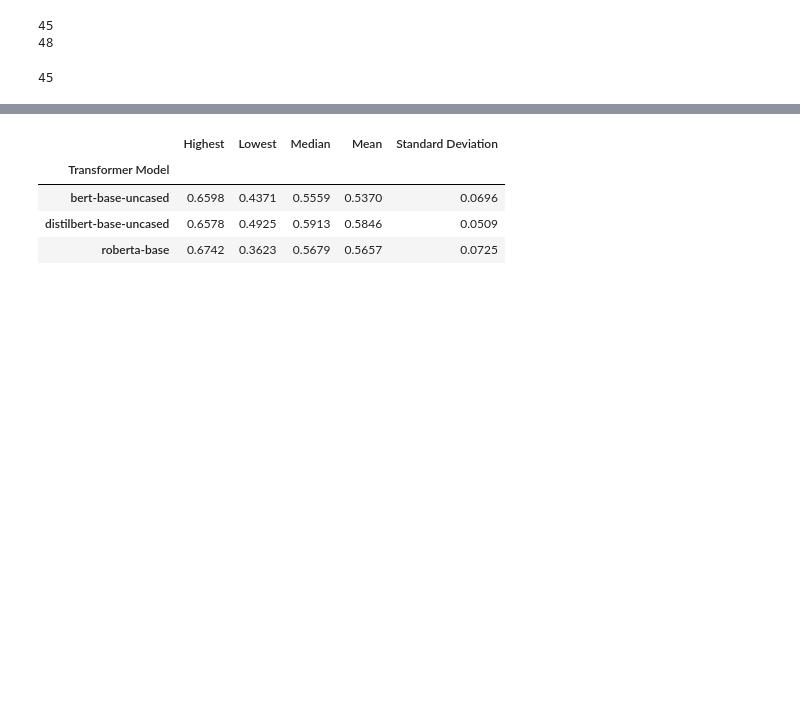
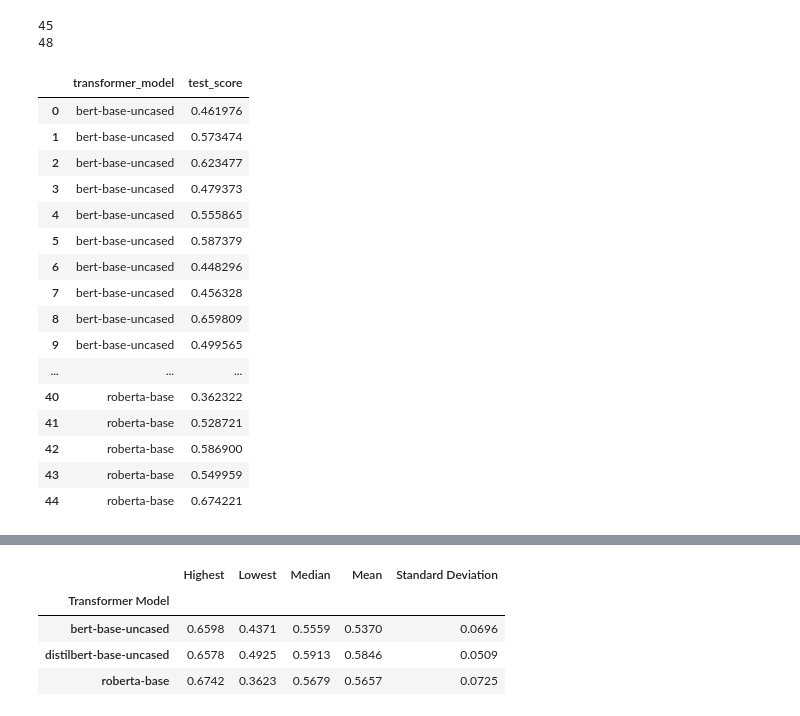
Before and after one commit to cezary17/contrastner, a Jupyter notebook: analysis/base_model_analysis.ipynb, the cells around one changed output, grey strips where cells are left out. Cells and saved outputs as stored; diff of their text form; code cells hidden in the pictures; blank space fills up the shorter version.

```diff
--- a/analysis/base_model_analysis.ipynb
+++ b/analysis/base_model_analysis.ipynb
@@ -36,7 +36,24 @@ print(len(df))
 # %%
 df = df[["transformer_model", "test_score"]]
 df = df.loc[df["test_score"] > 0.01]
-len(df)
+df = df.sort_values(by=["transformer_model"]).reset_index(drop=True)
+df
 # %% [output]
-45
+|  | transformer_model | test_score |
+| 0 | bert-base-uncased | 0.461976 |
+| 1 | bert-base-uncased | 0.573474 |
+| 2 | bert-base-uncased | 0.623477 |
+| 3 | bert-base-uncased | 0.479373 |
+| 4 | bert-base-uncased | 0.555865 |
+| 5 | bert-base-uncased | 0.587379 |
+| 6 | bert-base-uncased | 0.448296 |
+| 7 | bert-base-uncased | 0.456328 |
+| 8 | bert-base-uncased | 0.659809 |
+| 9 | bert-base-uncased | 0.499565 |
+| ... | ... | ... |
+| 40 | roberta-base | 0.362322 |
+| 41 | roberta-base | 0.528721 |
+| 42 | roberta-base | 0.586900 |
+| 43 | roberta-base | 0.549959 |
+| 44 | roberta-base | 0.674221 |
 # %%
```
Also changed, not shown: parts of 2 cells of this notebook, 9 other files.
